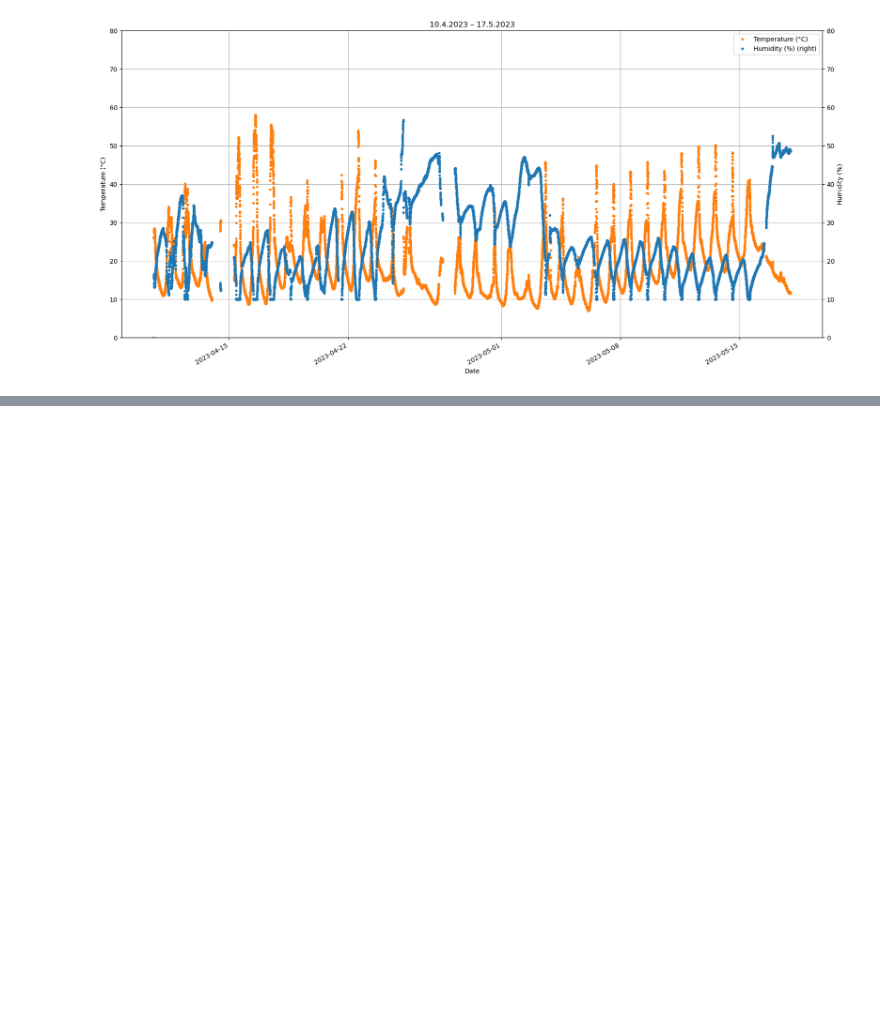
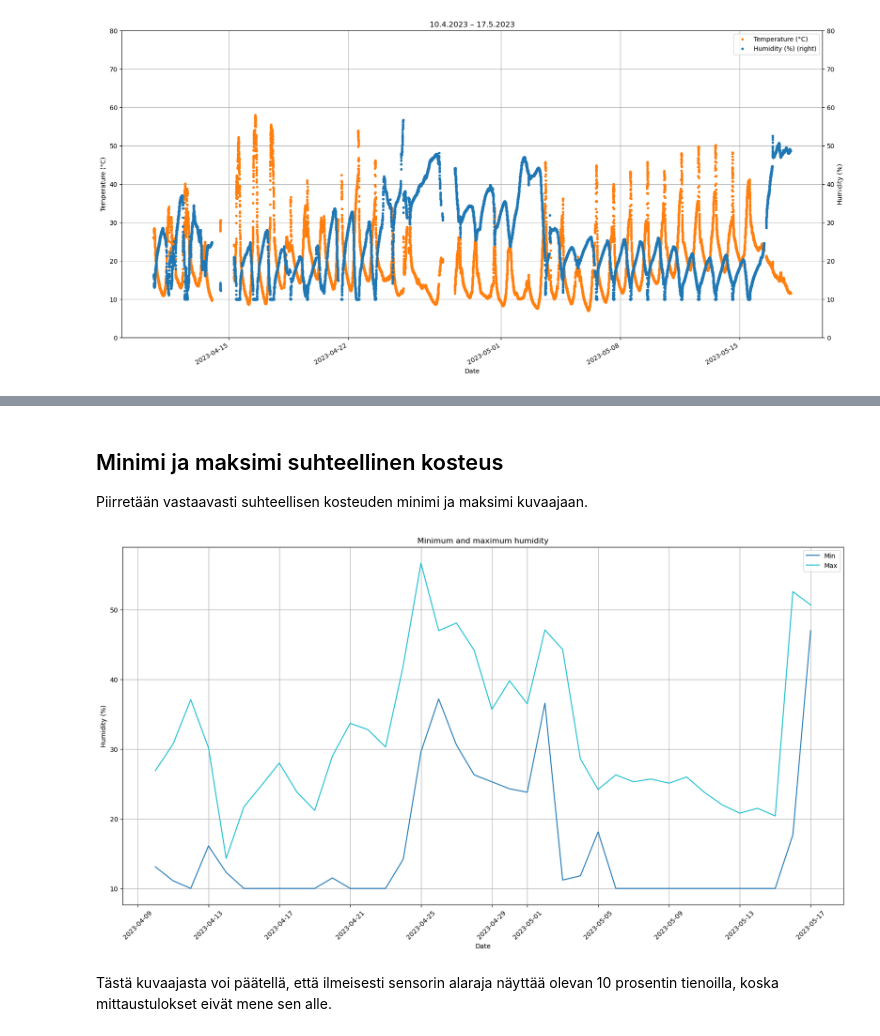
Before and after one commit to petritnet/weatherstation, a Jupyter notebook: collectedData/Petri_1/data_Petri_1-2023-05-18.ipynb, the cells around one changed output, grey strips where cells are left out. Drawn from its saved outputs; the diff is of its cells as text; code cells hidden in the pictures; blank space fills up the shorter version.

```diff
--- a/collectedData/Petri_1/data_Petri_1-2023-05-18.ipynb
+++ b/collectedData/Petri_1/data_Petri_1-2023-05-18.ipynb
@@ -111,0 +138,27 @@ plt.show()
+# %% [markdown]
+## Minimi ja maksimi suhteellinen kosteus
+
+Piirretään vastaavasti suhteellisen kosteuden minimi ja maksimi kuvaajaan.
+# %%
+## Otetaan datasta vain lämpötilasarake.
+hums = tdata[["humidity"]]
+hums["date"] = hums.index.date
+min_hum = hums.groupby(["date"]).min()
+max_hum = hums.groupby(["date"]).max()
+fig, ax = plt.subplots()
+plt.title("Minimum and maximum humidity")
+## Asetetaan kuvaajan koko.
+fig.set_figwidth(20)
+fig.set_figheight(10)
+ax.set_ylabel('Humidity (%)')
+min_hum.plot(ax=ax, style="-", color="C0", label="Minimum (%)")
+max_hum.plot(ax=ax, style="-", color="C9", label="Maximum (%)")
+ax.legend(["Min", "Max"])
+ax.set_xlabel('Date')
+plt.xticks(rotation=45)
+plt.grid(visible=True)
+plt.show()
+# %% [output]
+[figure, added]
+# %% [markdown]
+Tästä kuvaajasta voi päätellä, että ilmeisesti sensorin alaraja näyttää olevan 10 prosentin tienoilla, koska mittaustulokset eivät mene sen alle.
```
Also changed, not shown: parts of 3 cells of this notebook, 1 other file.
